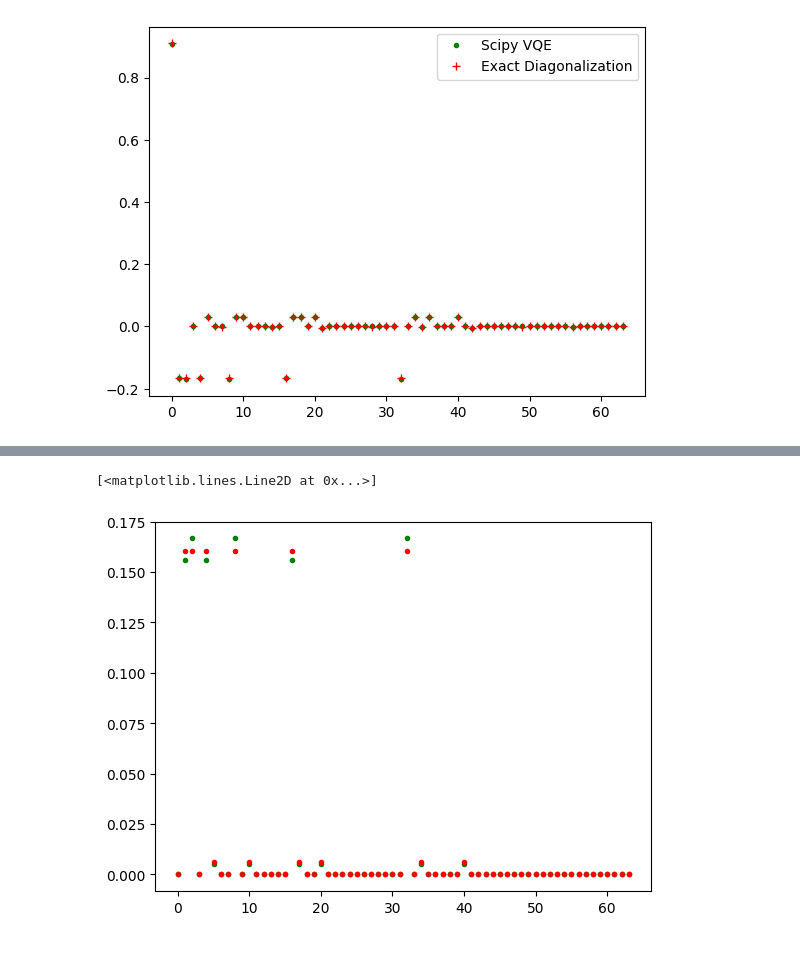
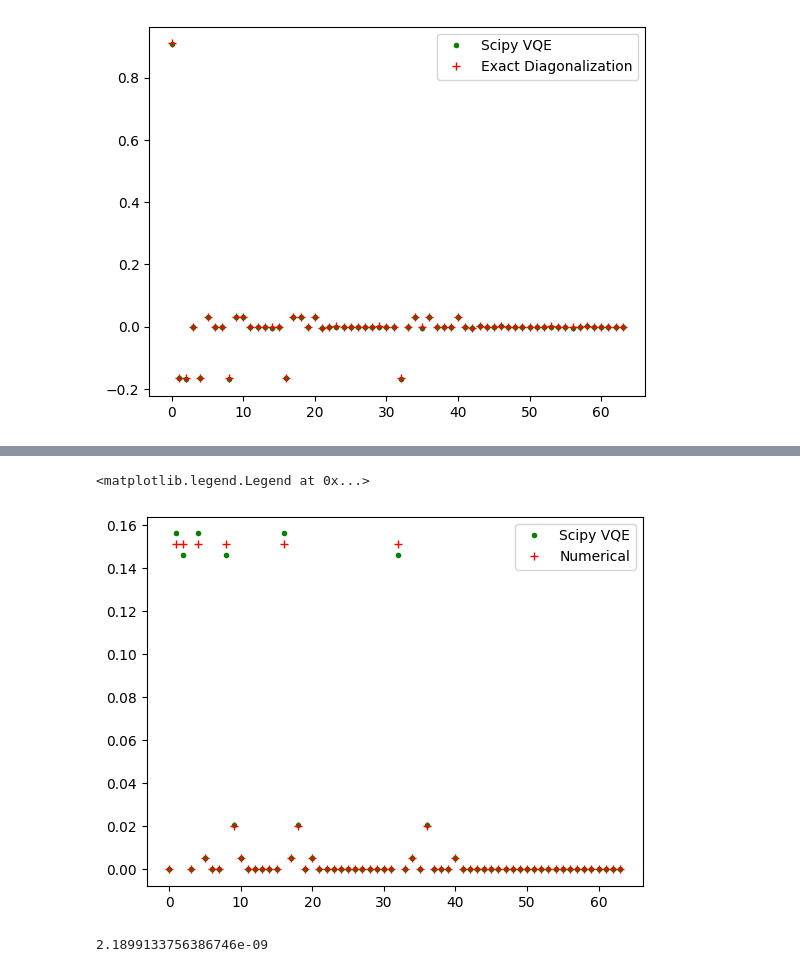
Before and after one commit to zhiyaol/string-breaking, a Jupyter notebook: ConcurrentVQE.ipynb, the cells around one changed output, grey strips where cells are left out. Saved outputs shown, nothing was run; the diff lists cells and outputs as text; code cells hidden in the pictures.

```diff
--- a/ConcurrentVQE.ipynb
+++ b/ConcurrentVQE.ipynb
@@ -73,3 +73,5 @@ for i in range(len(data)-1):
 real_part = data[-1]["Re"]
 imag_part = data[-1]["Im"]
 vac_full = real_part + 1j * imag_part
+# %%
+p_list = [(2*math.pi/LL)*(index+1) -math.pi for index in range(nQ)]
@@ -177,15 +192,13 @@ plt.legend()
 # %% [output]
 <matplotlib.legend.Legend at 0x...>
 [figure]
-# %%
-p_list = [(2*math.pi/LL)*index -math.pi for index in range(nQ+1)]
 # %%
-for index in range(nQ+1):
+for index in range(nQ):
     mesons = sp.sparse.csr_array(ft.reduce(sp.sparse.kron, [[0.,0.]]* nQ).toarray()).transpose()
     p = p_list[index]
     for xx in range(nQ):
         meson_state = activate1(fake_vac,xx,nQ)
         mesons += cmath.exp(1j*p*xx) * meson_state
-    meson_p = PYP(-0.17988941, -0.10526204,nQ,mesons/math.sqrt(LL))
+    meson_p = PYP(-0.17929116, -0.1060088,nQ,mesons/math.sqrt(LL))
     print(f"index: {index} , Overlap {overlap(meson_p_full[index],meson_p)**2}, p: {p}")
 # %% [output]
@@ -199,9 +210,0 @@ index: 6 , Overlap 0.9981926876487185, p: 3.141592653589793
-# %%
-for index in range(nQ+1):
-    mesons = sp.sparse.csr_array(ft.reduce(sp.sparse.kron, [[0.,0.]]* nQ).toarray()).transpose()
-    p = p_list[index]
-    for xx in range(nQ):
-        meson_state = activate1(fake_vac,xx,nQ)
-        mesons += cmath.exp(1j*p*xx) * meson_state
-    meson_p = PYP(-0.17923051, -0.10247442,nQ,mesons/math.sqrt(LL))
-    print(f"index: {index} , Overlap {overlap(meson_p_full[index],meson_p)**2}, p: {p}")
@@ -224,9 +219,14 @@ def get_meson_p_prob(index):
     # state = PYP(-0.17988941, -0.10526204,nQ,fake_vac_nQ)
     return np.abs(state)**2
 # %%
-which_p = 2
+which_p = 0
 plt.plot(list(range(2**nQ)), np.reshape(get_meson_p_prob(which_p).toarray(),-1),'g.',label = 'Scipy VQE')
-plt.plot(list(range(2**nQ)), np.abs(meson_p_full[which_p])**2,'r+',label = 'NNumerical')
+plt.plot(list(range(2**nQ)), np.abs(meson_p_full[which_p])**2,'r+',label = 'Numerical')
+plt.legend()
 # %% [output]
-[<matplotlib.lines.Line2D at 0x...>]
+<matplotlib.legend.Legend at 0x...>
-[figure, old version]
+[figure, new version]
+# %%
+np.abs(np.array(meson_p_full[2]).conj().T @ np.array(meson_p_full[-1]))
+# %% [output]
+2.1899133756386746e-09
```
Also changed, not shown: parts of 16 cells of this notebook, 1 other file.
